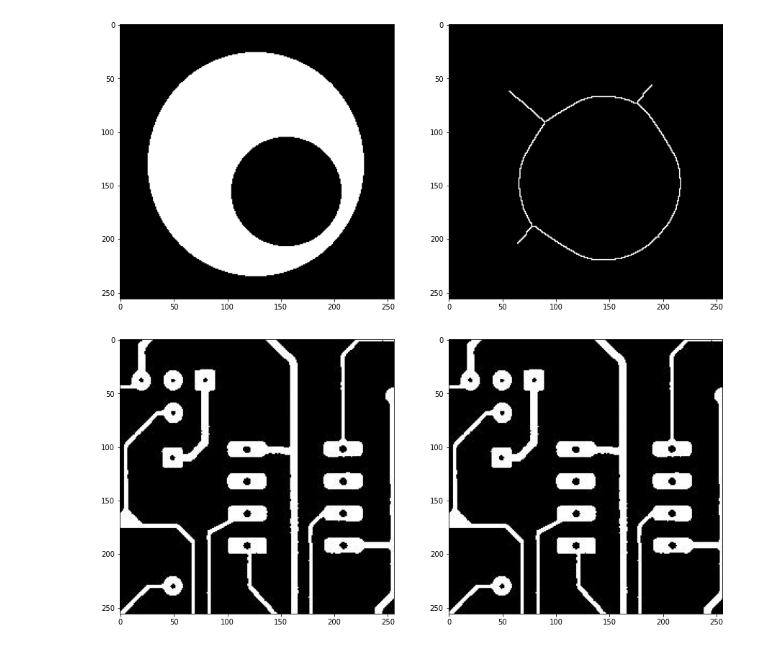
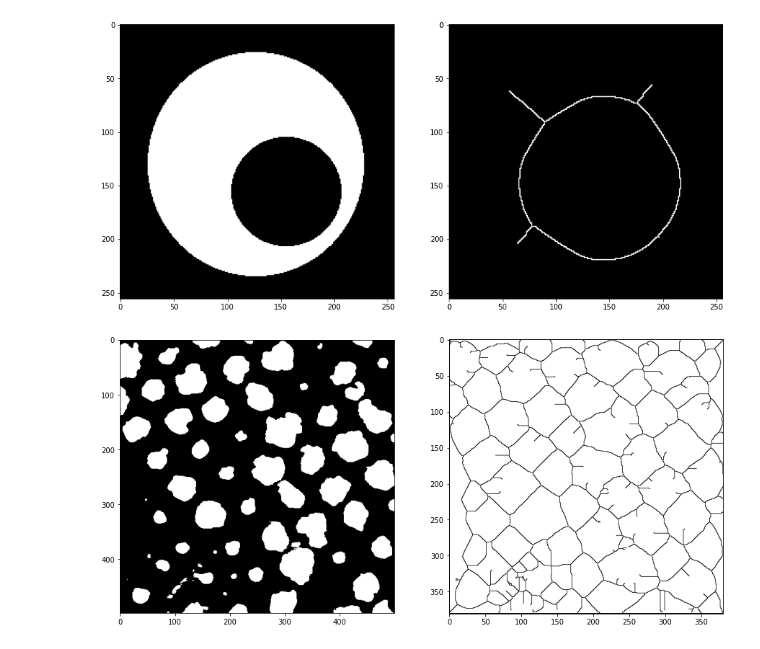
Before and after one commit to samiparnab2/Image-Processing-OpenCV-python, a Jupyter notebook: Morphological.ipynb, the cells around one changed output. Saved outputs shown, nothing was run; the diff lists cells and outputs as text; code cells hidden in the pictures.

```diff
--- a/Morphological.ipynb
+++ b/Morphological.ipynb
@@ -281,31 +281,16 @@ plt.imshow(thinning(thin_origin),cmap='gray')
 plt.show()
 # %% [output]
 [figure]
-# %%
-                                    ############ THICKENING ##################
-def thickening(img):
-    se=[]
-    se.append(np.array([[0,0,0],[2,255,2],[255,255,255]],dtype=np.uint8))
-    se.append(np.array([[2,0,0],[255,255,0],[255,255,2]],dtype=np.uint8))
-    se.append(np.array([[255,2,0],[255,255,0],[255,2,0]],dtype=np.uint8))
-    se.append(np.array([[255,255,2],[255,255,0],[2,0,0]],dtype=np.uint8))
-    se.append(np.array([[255,255,255],[2,255,2],[0,0,0]],dtype=np.uint8))
-    se.append(np.array([[2,255,255],[0,255,255],[0,0,2]],dtype=np.uint8))
-    se.append(np.array([[0,2,255],[0,255,255],[0,2,255]],dtype=np.uint8))
-    se.append(np.array([[0,0,2],[0,255,255],[2,255,255]],dtype=np.uint8))
-    img_res=img+0
-    img_tmp=np.zeros(img.shape,dtype=np.uint8)
-    while(False in (img_tmp==img_res)):
-        img_tmp=img_res+0
-        for k in se:
-            img_res=img_res | hitandmiss(img_res,[k])
-    return img_res
-thin_origin=cv2.imread("images/circuits.png",0)
-plt.figure(figsize=(15,15))
-plt.subplot(1,2,1)
-plt.imshow(thin_origin,cmap='gray')
-plt.subplot(1,2,2)
-plt.imshow(thickening(thin_origin),cmap='gray')
-plt.show()
-# %% [output]
-[figure, removed]
+# %%
+###########             THICKENING      ###################
+def thickening(img):
+  return 255-thinning(255-img)
+thick_origin=cv2.imread("images/morph.png",0)
+plt.figure(figsize=(15,15))
+plt.subplot(1,2,1)
+plt.imshow(thick_origin,cmap='gray')
+plt.subplot(1,2,2)
+plt.imshow(thickening(thick_origin),cmap='gray')
+plt.show()
+# %% [output]
+[figure, added]
```
Also changed, not shown: parts of 3 cells of this notebook.
